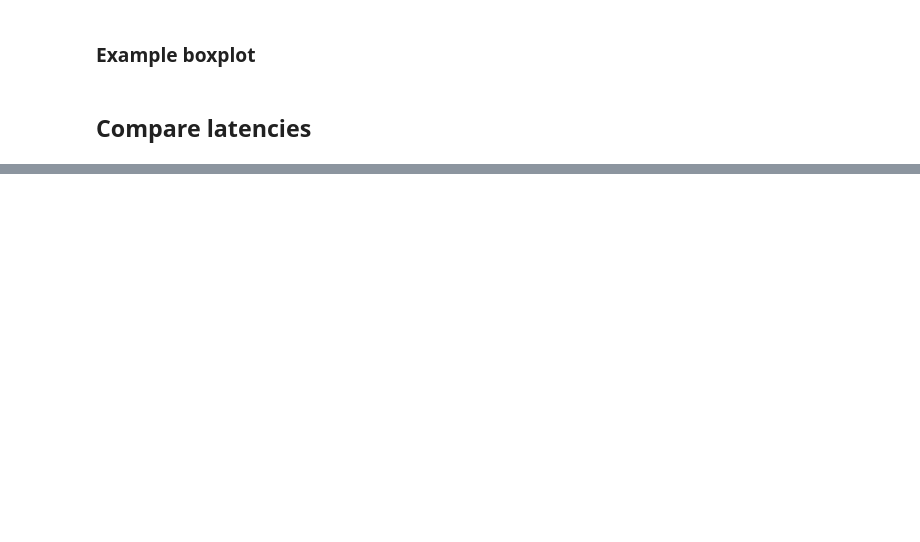
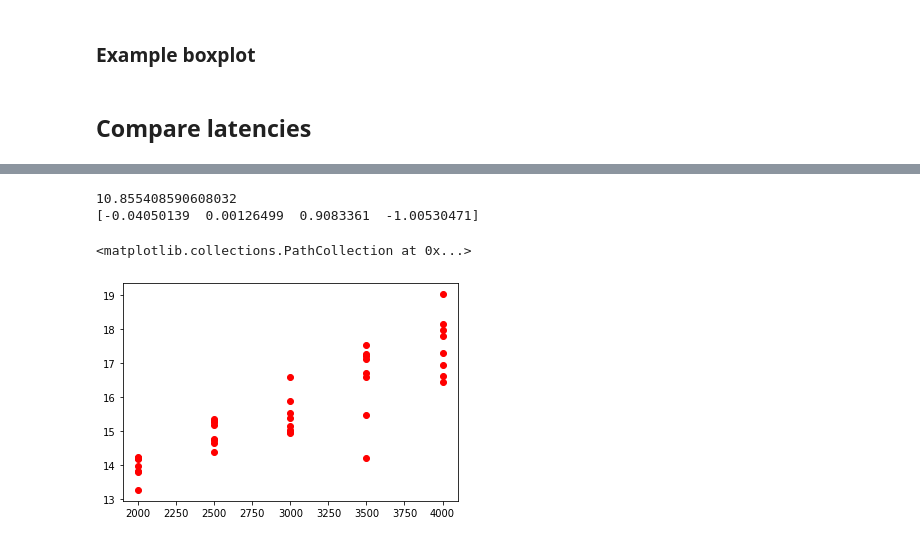
Before and after one commit to hannesrabo/cassandra-strict-slo, a Jupyter notebook: data_analysis/plot_extreme_benchmarks.ipynb, the cells around one changed output, grey strips where cells are left out. Saved outputs shown, nothing was run; the diff lists cells and outputs as text; code cells hidden in the pictures; blank space fills up the shorter version.

```diff
--- a/data_analysis/plot_extreme_benchmarks.ipynb
+++ b/data_analysis/plot_extreme_benchmarks.ipynb
@@ -294,0 +380,19 @@ p.colorbar()
+# %%
+from sklearn.preprocessing import MinMaxScaler
+import itertools
+import numpy as np
+
+x, y, weight = zip(*itertools.chain(data))
+
+def weight_transformer(v):
+    return (1 - v)**5
+
+scaler = MinMaxScaler()
+scaler.fit(np.asarray(weight).reshape(-1, 1))
+s_weight = scaler.transform(np.asarray(weight).reshape(-1, 1))
+s_weight = [weight_transformer(e[0]) for e in s_weight]
+
+x_target_load = [target for (_x, target) in x]
+X = [x for (x, _target) in x]
+X = [(a, b, c, d) for (a,b,c,d) in X]
+X
@@ -294,0 +417,24 @@ p.colorbar()
+# %%
+from sklearn.linear_model import LinearRegression
+
+model = LinearRegression()
+reg = model.fit(np.asarray(X), np.asarray(y), sample_weight=np.asarray(s_weight))
+
+print(reg.intercept_)
+print(reg.coef_)
+# %% [output]
+10.855408590608032
+[-0.04050139  0.00126499  0.9083361  -1.00530471]
+# %%
+import matplotlib.pyplot as plt
+plt_x = [x for (_th, x) in x]
+plt_pred_data = [th for (th, _x) in x]
+predictions = list(reg.predict(np.array(plt_pred_data)))
+
+plt.scatter(plt_x, predictions, color='r')
+# plt.scatter(latencies_arr[1:,0], latencies_arr[1:,1], color='r')
+
+# predictions = list(reg.predict(np.array(inputs).reshape(-1, 1)))
+# %% [output]
+<matplotlib.collections.PathCollection at 0x...>
+[figure, added]
```
Also changed, not shown: parts of 20 cells of this notebook, 43 other files.
